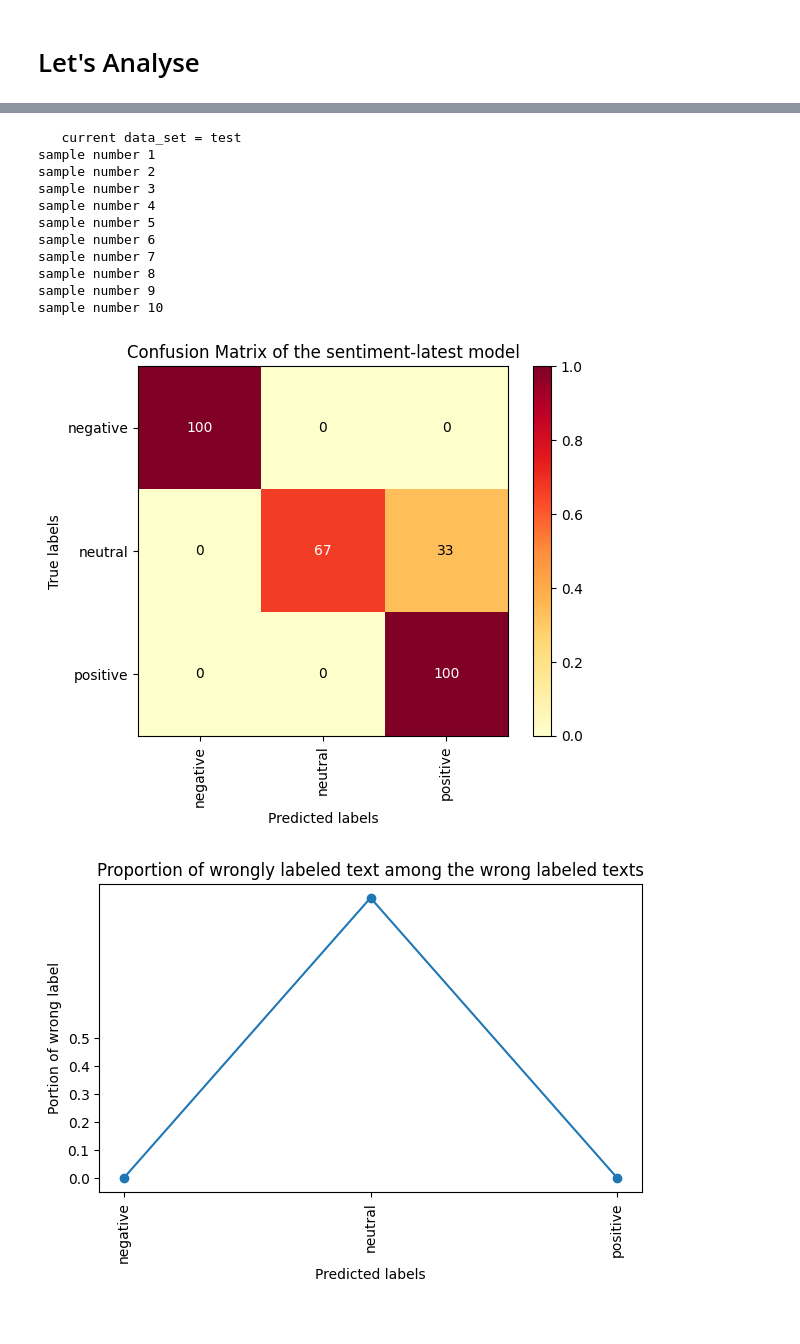
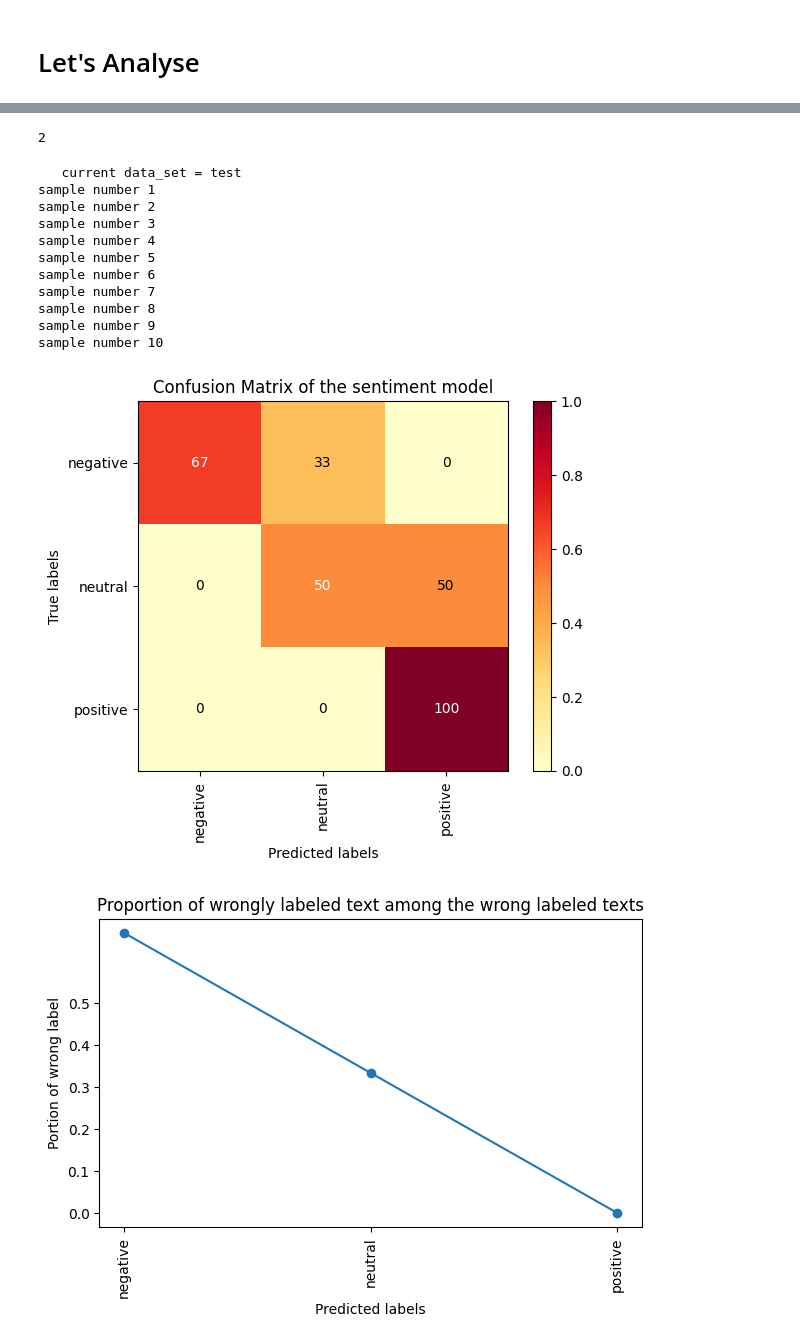
Before and after one commit to ValentinColin/tsi-project, a Jupyter notebook: Roberta_general.ipynb, the cells around one changed output, grey strips where cells are left out. Saved outputs shown, nothing was run; the diff lists cells and outputs as text; code cells hidden in the pictures.

```diff
--- a/Roberta_general.ipynb
+++ b/Roberta_general.ipynb
@@ -30,7 +27,7 @@ from matplotlib import font_manager
 from sklearn.metrics import confusion_matrix
 import pandas as pd
 # %%
-tasks = ['emotion', 'hate', 'irony', 'offensive', 'sentiment-latest']
+tasks = ['emotion', 'hate', 'irony', 'offensive', 'sentiment']
 # %% [markdown]
 # Process Function
 # %%
@@ -119,8 +116,10 @@ def prediction(task, text):
 #label = prediction("sentiment", "My IA teacher is handsome")
 #print(label)
 # %%
-pred_label = prediction("sentiment-latest", "My IA teacher is handsome")
+pred_label = prediction("sentiment", "My IA teacher is handsome")
 print(pred_label)
+# %% [output]
+2
 # %%
 #from sklearn.metrics import confusion_matrix
 #import matplotlib.pyplot as plt
@@ -231,21 +230,21 @@ def error_analysis_specific_set(task, data_set, nb_sample=10, display="no"):
     print("   current data_set =", data_set)
     error_analysis(texts, labels, task, data_set, nb_samples = nb_sample, display=display)
 # %%
-error_analysis_specific_set("sentiment-latest", "test", nb_sample=10, display="yes")
+error_analysis_specific_set("sentiment", "test", nb_sample=10, display="yes")
 # %% [output]
    current data_set = test
 sample number 1
 sample number 2
 sample number 3
 sample number 4
 sample number 5
 sample number 6
 sample number 7
 sample number 8
 sample number 9
 sample number 10
-[figure, old version]
+[figure, new version]
-[figure, old version]
+[figure, new version]
 # %%
 # à faire tourner si on a le temps :)
 for task in tasks:
```
Also changed, not shown: parts of 3 cells of this notebook, 20 other files.
